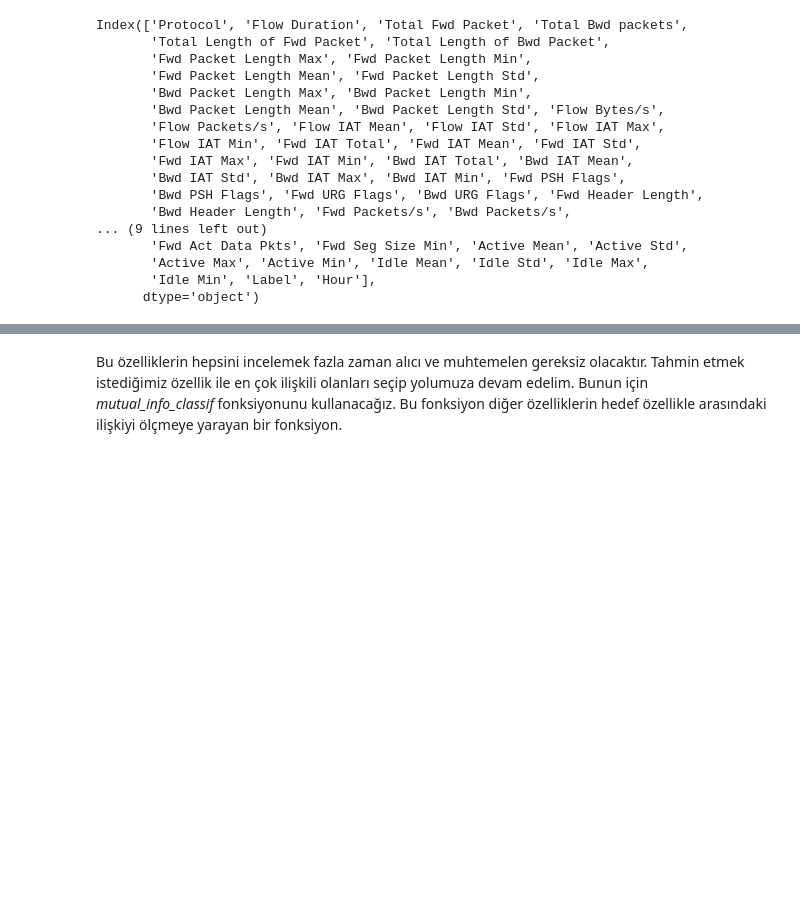
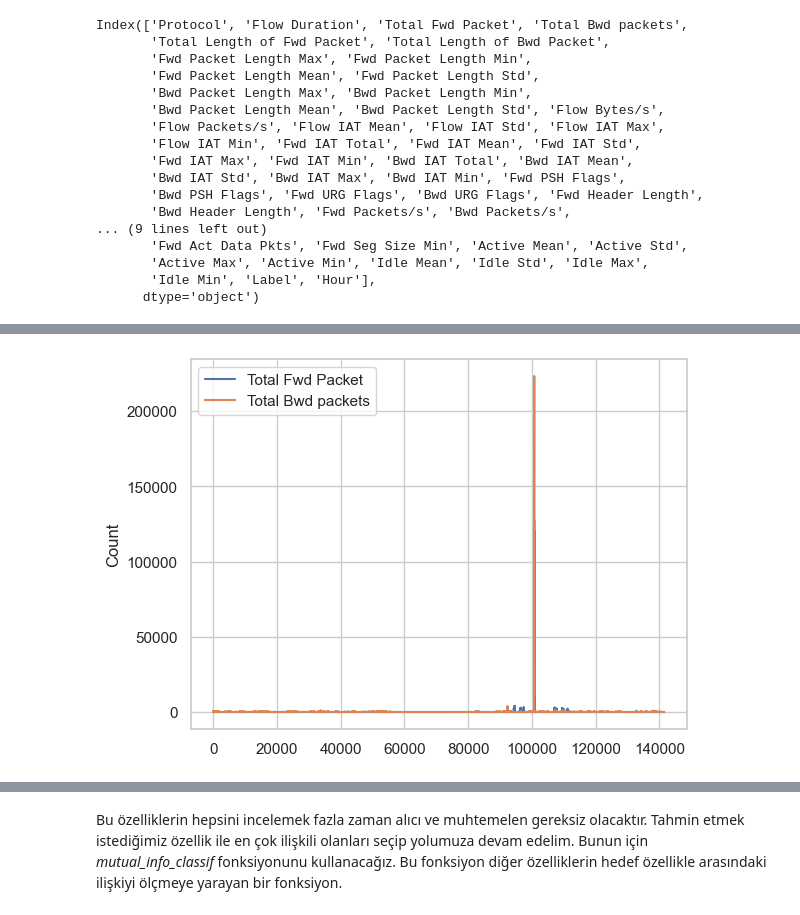
Before and after one commit to BoraDere/Darknet, a Jupyter notebook: nb.ipynb, the cells around one changed output, grey strips where cells are left out. Drawn from its saved outputs; the diff is of its cells as text; code cells hidden in the pictures; blank space fills up the shorter version.

```diff
--- a/nb.ipynb
+++ b/nb.ipynb
@@ -594,0 +703,10 @@ Index(['Protocol', 'Flow Duration', 'Total Fwd Packet', 'Total Bwd packets',
+# %%
+cols = ['Total Fwd Packet', 'Total Bwd packets']
+
+for i, col in enumerate(cols):
+    sns.lineplot(outlier_removed_df[col], label=col)
+
+plt.ylabel('Count')
+plt.show()
+# %% [output]
+[figure, added]
```
Also changed, not shown: parts of 20 cells of this notebook.
